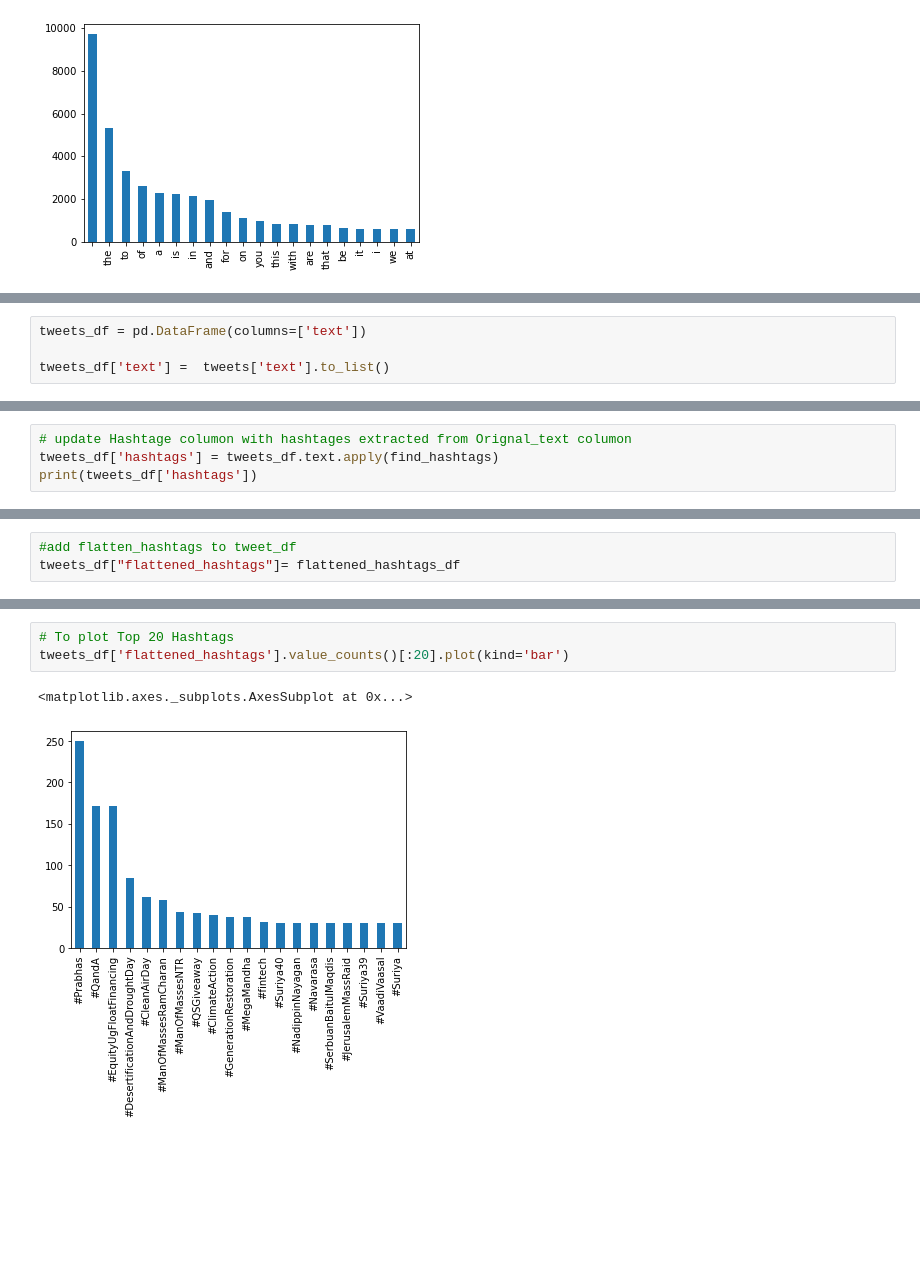
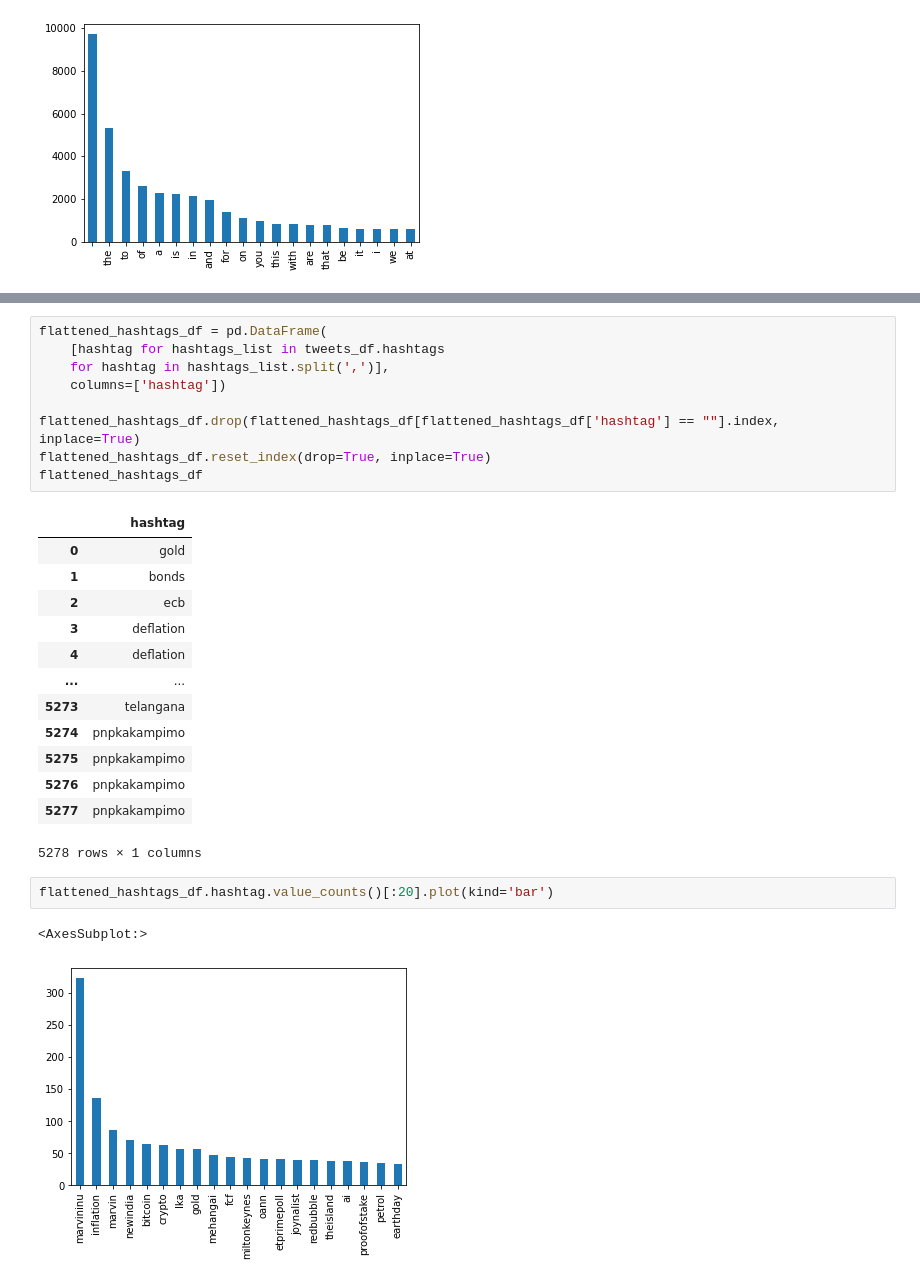
Before and after one commit to Abel-Blue/Twitter-Data-Analysis, a Jupyter notebook: Notebooks/EDA-Twitter.ipynb, the cells around one changed output, grey strips where cells are left out. Cells and saved outputs as stored; diff of their text form; blank space fills up the shorter version.

```diff
--- a/Notebooks/EDA-Twitter.ipynb
+++ b/Notebooks/EDA-Twitter.ipynb
@@ -200,4 +185,0 @@ Columons having columns value:Index(['user_location', 'user_description', 'hasht
-# %%
-tweets_df = pd.DataFrame(columns=['text'])
-
-tweets_df['text'] =  tweets['text'].to_list()
@@ -231,4 +185,0 @@ def find_hashtags(tweet):
-# %%
-# update Hashtage columon with hashtages extracted from Orignal_text columon
-tweets_df['hashtags'] = tweets_df.text.apply(find_hashtags)
-print(tweets_df['hashtags'])
@@ -292,3 +185,0 @@ flattened_hashtags_df
-# %%
-#add flatten_hashtags to tweet_df
-tweets_df["flattened_hashtags"]= flattened_hashtags_df
@@ -311,6 +186,28 @@ tweets_df
+# %%
+flattened_hashtags_df = pd.DataFrame(
+    [hashtag for hashtags_list in tweets_df.hashtags
+    for hashtag in hashtags_list.split(',')],
+    columns=['hashtag'])
+
+flattened_hashtags_df.drop(flattened_hashtags_df[flattened_hashtags_df['hashtag'] == ""].index, inplace=True)
+flattened_hashtags_df.reset_index(drop=True, inplace=True)
+flattened_hashtags_df
+# %% [output]
+|  | hashtag |
+| 0 | gold |
+| 1 | bonds |
+| 2 | ecb |
+| 3 | deflation |
+| 4 | deflation |
+| ... | ... |
+| 5273 | telangana |
+| 5274 | pnpkakampimo |
+| 5275 | pnpkakampimo |
+| 5276 | pnpkakampimo |
+| 5277 | pnpkakampimo |
+5278 rows × 1 columns
 # %%
-# To plot Top 20 Hashtags
-tweets_df['flattened_hashtags'].value_counts()[:20].plot(kind='bar')
+flattened_hashtags_df.hashtag.value_counts()[:20].plot(kind='bar')
 # %% [output]
-<matplotlib.axes._subplots.AxesSubplot at 0x...>
+<AxesSubplot:>
-[figure, old version]
+[figure, new version]
```
Also changed, not shown: parts of 28 cells of this notebook, 1 other file.
